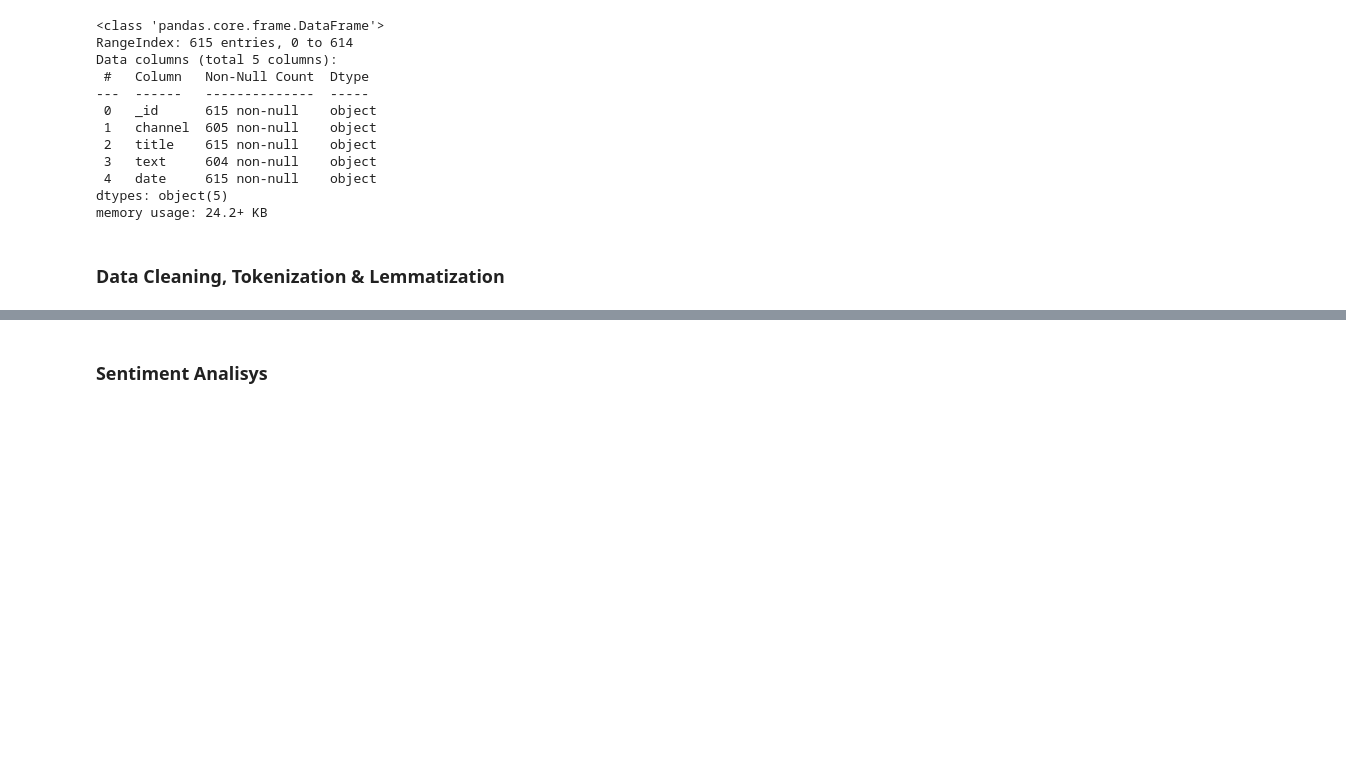
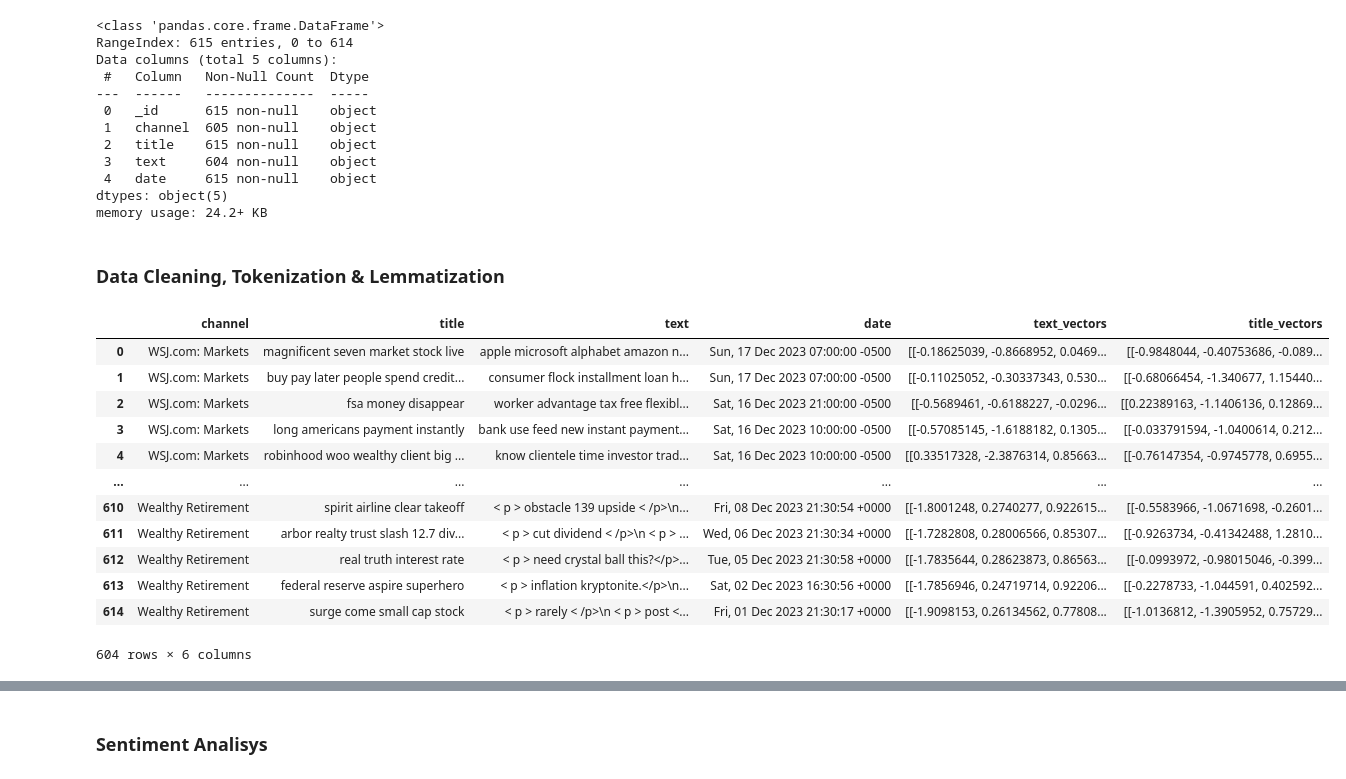
Before and after one commit to fauzan-arif/ds-capstone, a Jupyter notebook: notebooks/Data Preprocessing.ipynb, the cells around one changed output, grey strips where cells are left out. Saved outputs shown, nothing was run; the diff lists cells and outputs as text; code cells hidden in the pictures; blank space fills up the shorter version.

```diff
--- a/notebooks/Data Preprocessing.ipynb
+++ b/notebooks/Data Preprocessing.ipynb
@@ -72,6 +72,21 @@ def process_text(text):
     return processed_text
 # %%
 data.dropna(subset=['title', 'text'], inplace=True)
+data.drop(columns = ["_id"])
+# %% [output]
+|  | channel | title | text | date | text_vectors | title_vectors |
+| 0 | WSJ.com: Markets | magnificent seven market stock live | apple microsoft alphabet amazon n... | Sun, 17 Dec 2023 07:00:00 -0500 | [[-0.18625039, -0.8668952, 0.0469... | [[-0.9848044, -0.40753686, -0.089... |
+| 1 | WSJ.com: Markets | buy pay later people spend credit... | consumer flock installment loan h... | Sun, 17 Dec 2023 07:00:00 -0500 | [[-0.11025052, -0.30337343, 0.530... | [[-0.68066454, -1.340677, 1.15440... |
+| 2 | WSJ.com: Markets | fsa money disappear | worker advantage tax free flexibl... | Sat, 16 Dec 2023 21:00:00 -0500 | [[-0.5689461, -0.6188227, -0.0296... | [[0.22389163, -1.1406136, 0.12869... |
+| 3 | WSJ.com: Markets | long americans payment instantly | bank use feed new instant payment... | Sat, 16 Dec 2023 10:00:00 -0500 | [[-0.57085145, -1.6188182, 0.1305... | [[-0.033791594, -1.0400614, 0.212... |
+| 4 | WSJ.com: Markets | robinhood woo wealthy client big ... | know clientele time investor trad... | Sat, 16 Dec 2023 10:00:00 -0500 | [[0.33517328, -2.3876314, 0.85663... | [[-0.76147354, -0.9745778, 0.6955... |
+| ... | ... | ... | ... | ... | ... | ... |
+| 610 | Wealthy Retirement | spirit airline clear takeoff | < p > obstacle 139 upside < /p>\n... | Fri, 08 Dec 2023 21:30:54 +0000 | [[-1.8001248, 0.2740277, 0.922615... | [[-0.5583966, -1.0671698, -0.2601... |
+| 611 | Wealthy Retirement | arbor realty trust slash 12.7 div... | < p > cut dividend < /p>\n < p > ... | Wed, 06 Dec 2023 21:30:34 +0000 | [[-1.7282808, 0.28006566, 0.85307... | [[-0.9263734, -0.41342488, 1.2810... |
+| 612 | Wealthy Retirement | real truth interest rate | < p > need crystal ball this?</p>... | Tue, 05 Dec 2023 21:30:58 +0000 | [[-1.7835644, 0.28623873, 0.86563... | [[-0.0993972, -0.98015046, -0.399... |
+| 613 | Wealthy Retirement | federal reserve aspire superhero | < p > inflation kryptonite.</p>\n... | Sat, 02 Dec 2023 16:30:56 +0000 | [[-1.7856946, 0.24719714, 0.92206... | [[-0.2278733, -1.044591, 0.402592... |
+| 614 | Wealthy Retirement | surge come small cap stock | < p > rarely < /p>\n < p > post <... | Fri, 01 Dec 2023 21:30:17 +0000 | [[-1.9098153, 0.26134562, 0.77808... | [[-1.0136812, -1.3905952, 0.75729... |
+604 rows × 6 columns
 # %%
 # Apply the process_text function to the 'text' and 'title' columns
 data['text'] = data['text'].apply(process_text)
```
Also changed, not shown: parts of 13 cells of this notebook, 5 other files.
